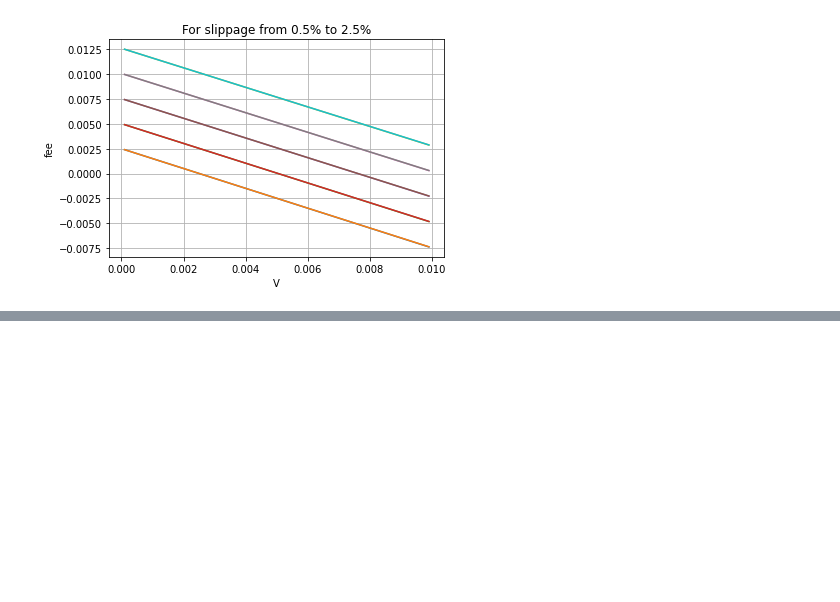
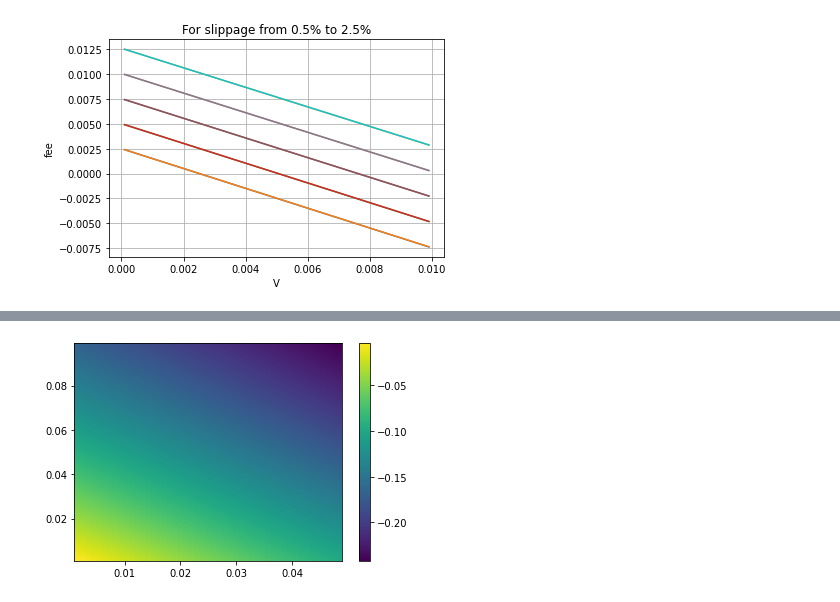
Before and after one commit to galacticcouncil/HydraDX-simulations, a Jupyter notebook: analysis/SlippageAnalysis.ipynb, the cells around one changed output, grey strips where cells are left out. Saved outputs shown, nothing was run; the diff lists cells and outputs as text; code cells hidden in the pictures; blank space fills up the shorter version.

```diff
--- a/analysis/SlippageAnalysis.ipynb
+++ b/analysis/SlippageAnalysis.ipynb
@@ -150,0 +232,39 @@ plt.show()
+# %%
+C = 1
+fee = 0
+V1_max = 0.1
+V2_max = 0.05
+step_size = 0.001
+V1 = [step_size*i for i in range(1,int(V1_max/step_size))]
+V2 = [step_size*i for i in range(1,int(V2_max/step_size))]
+V1.reverse()
+
+#create matrix for comparison
+m = len(V1)
+n = len(V2)
+slippage = np.ndarray(shape = (m,n), dtype = np.double)
+
+# index matrix
+#better_index = ["X1", "X2", "Y1", "Y2", "Y3"]
+#matrix.index = better_index
+
+def eff_slippage_2(V1, V2, fee, C):
+    return (1 - fee)**2 / (1 + V1 + V2*(1 - fee)) - 1
+
+# fill in matrix with calculation results
+for i in range(len(V1)):
+    for j in range(len(V2)):
+        slippage[i][j] = eff_slippage(V1[i], V2[j], C)
+
+
+
+
+def heatmap2d(arr: np.ndarray):
+    plt.imshow(arr, cmap='viridis', aspect='auto', extent=[min(V2), max(V2),min(V1),max(V1)])
+    plt.colorbar()
+    plt.show()
+
+
+heatmap2d(slippage)
+# %% [output]
+[figure, added]
```
Also changed, not shown: parts of 7 cells of this notebook, 1 other file.
